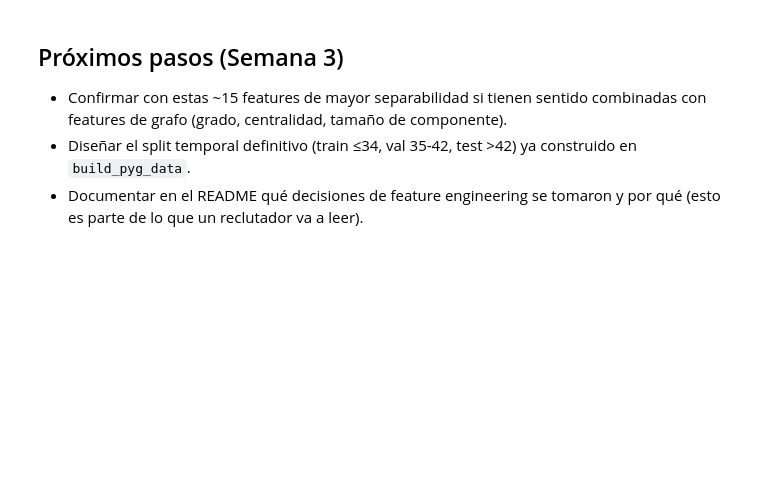
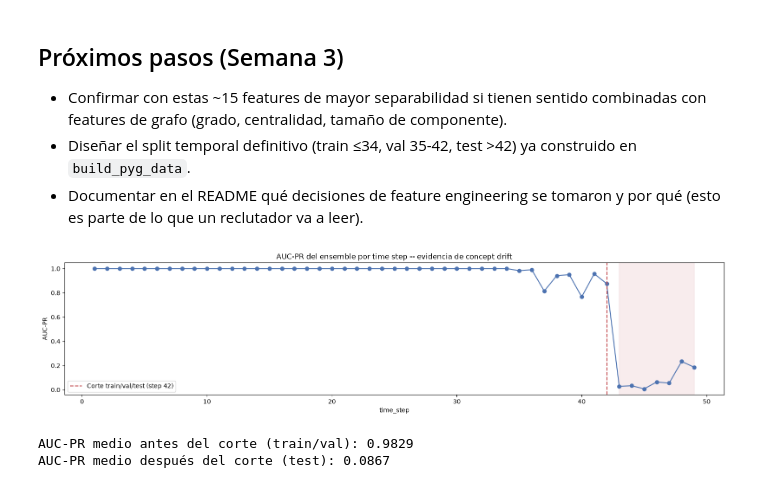
Before and after one commit to carlosvilapereirarescvp/aml-sentinel, a Jupyter notebook: notebooks/01_eda.ipynb, the cells around one changed output. Cells and saved outputs as stored; diff of their text form; code cells hidden in the pictures; blank space fills up the shorter version.

Commit message:
Documentar hallazgo de concept drift post time-step 42 con gráfico de AUC-PR

```diff
--- a/notebooks/01_eda.ipynb
+++ b/notebooks/01_eda.ipynb
@@ -97,3 +97,39 @@ dtype: float64
 - Confirmar con estas ~15 features de mayor separabilidad si tienen sentido combinadas con features de grafo (grado, centralidad, tamaño de componente).
 - Diseñar el split temporal definitivo (train ≤34, val 35-42, test >42) ya construido en `build_pyg_data`.
 - Documentar en el README qué decisiones de feature engineering se tomaron y por qué (esto es parte de lo que un reclutador va a leer).
+# %%
+import matplotlib.pyplot as plt
+import pandas as pd
+from sklearn.metrics import average_precision_score
+
+nodes_feat = pd.read_parquet("../data/processed/nodes_with_graph_features.parquet")
+scores = pd.read_parquet("../models/ensemble_scores.parquet")
+
+# AUC-PR por time step para el ensemble, sobre nodos etiquetados
+auc_by_step = []
+for step in sorted(scores["time_step"].unique()):
+    sub = scores[scores["time_step"] == step]
+    if sub["label"].nunique() < 2:
+        continue
+    auc_by_step.append({"time_step": step, "auc_pr": average_precision_score(sub["label"], sub["ensemble_proba"])})
+
+auc_df = pd.DataFrame(auc_by_step)
+
+fig, ax = plt.subplots(figsize=(16, 4))
+ax.plot(auc_df["time_step"], auc_df["auc_pr"], marker="o", color="#4C72B0")
+ax.axvline(x=42, color="#C44E52", linestyle="--", label="Corte train/val/test (step 42)")
+ax.axvspan(43, auc_df["time_step"].max(), alpha=0.1, color="#C44E52")
+ax.set_title("AUC-PR del ensemble por time step -- evidencia de concept drift")
+ax.set_xlabel("time_step")
+ax.set_ylabel("AUC-PR")
+ax.legend()
+plt.tight_layout()
+plt.savefig("../models/auc_pr_by_timestep.png", dpi=150)
+plt.show()
+
+print("AUC-PR medio antes del corte (train/val):", round(auc_df[auc_df['time_step'] <= 42]['auc_pr'].mean(), 4))
+print("AUC-PR medio después del corte (test):", round(auc_df[auc_df['time_step'] > 42]['auc_pr'].mean(), 4))
+# %% [output]
+[figure, added]
+AUC-PR medio antes del corte (train/val): 0.9829
+AUC-PR medio después del corte (test): 0.0867
```
Also changed, not shown: 2 other files.
